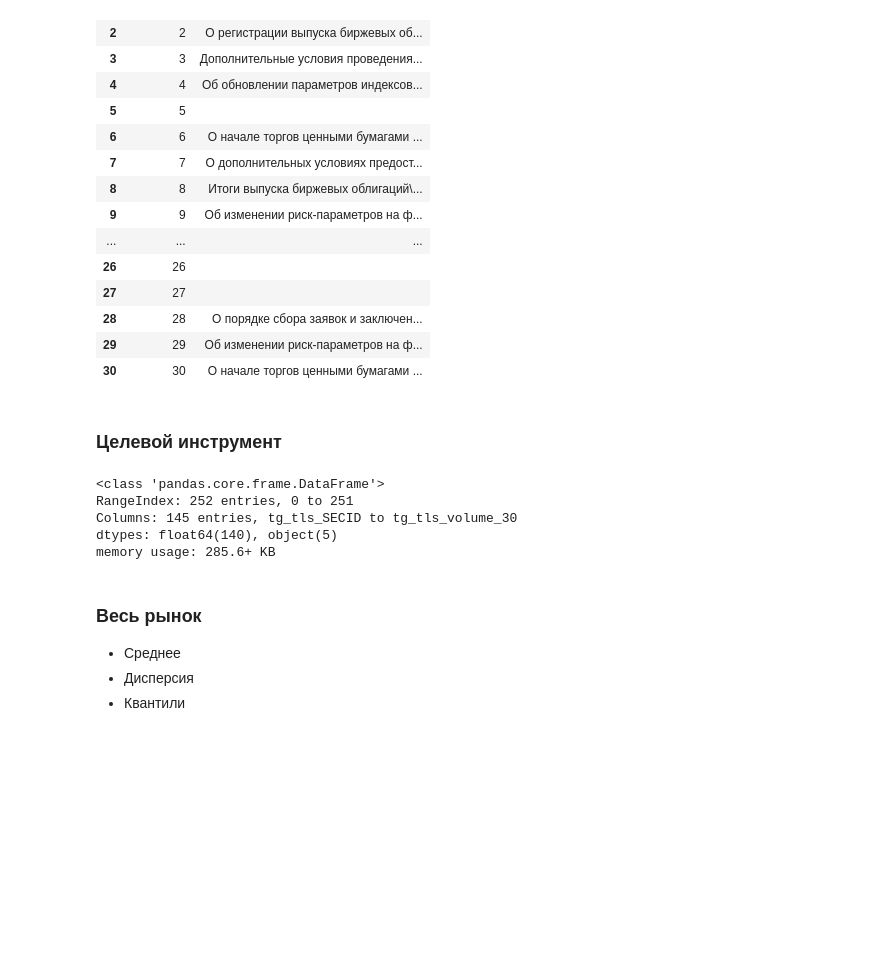
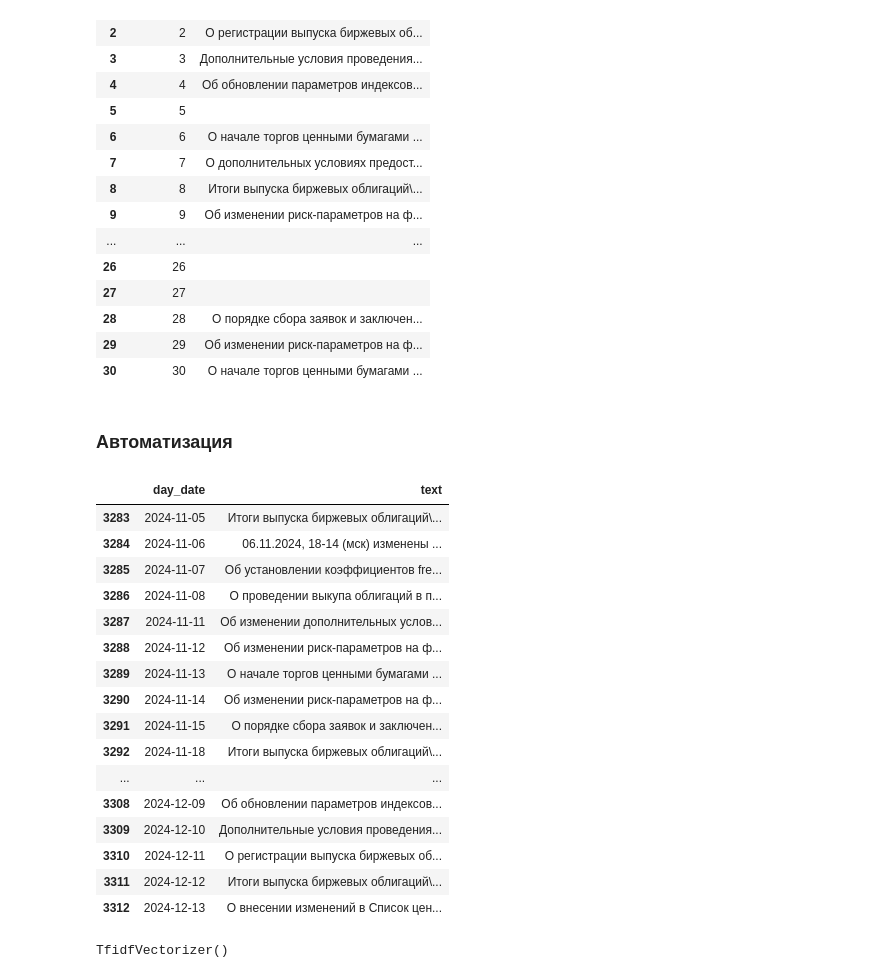
Before and after one commit to KirilinAM/prediction-of-quotations-by-classical-ML-methods, a Jupyter notebook: main.ipynb, the cells around one changed output. Drawn from its saved outputs; the diff is of its cells as text; code cells hidden in the pictures; blank space fills up the shorter version.

```diff
--- a/main.ipynb
+++ b/main.ipynb
@@ -209,5 +209,3 @@ df_text_30_day
 | 28 | 28 | О порядке сбора заявок и заключен... |
 | 29 | 29 | Об изменении риск-параметров на ф... |
 | 30 | 30 | О начале торгов ценными бумагами ... |
-# %% [markdown]
-### Целевой инструмент
@@ -225,22 +212,28 @@ df_result = df_market_30_day[[
-# %%
-# 30 дней свечей
-df_day_pivot_candles = pd.pivot_table(df_market_30_day,values=['close','value','volume'],columns='day_delta',index=['SECID'],fill_value=-1)
-df_day_pivot_candles.columns = ['_'.join(map(lambda x: str(x),col)) for col in df_day_pivot_candles.columns]
-df_day_pivot_candles.reset_index()
-
-
-df_result = df_result.merge(df_day_pivot_candles,on='SECID')
-df_result.columns = ['tg_tls_' + col for col in df_result.columns]
-df_result.info()
-# %% [output]
-<class 'pandas.core.frame.DataFrame'>
-RangeIndex: 252 entries, 0 to 251
-Columns: 145 entries, tg_tls_SECID to tg_tls_volume_30
-dtypes: float64(140), object(5)
-memory usage: 285.6+ KB
-# %% [markdown]
-### Весь рынок
-* Среднее
-* Дисперсия
-* Квантили
+# %% [markdown]
+### Автоматизация
+# %%
+df_text.iloc[-30:]
+# %% [output]
+|  | day_date | text |
+| 3283 | 2024-11-05 | Итоги выпуска биржевых облигаций\... |
+| 3284 | 2024-11-06 | 06.11.2024, 18-14 (мск) изменены ... |
+| 3285 | 2024-11-07 | Об установлении коэффициентов fre... |
+| 3286 | 2024-11-08 | О проведении выкупа облигаций в п... |
+| 3287 | 2024-11-11 | Об изменении дополнительных услов... |
+| 3288 | 2024-11-12 | Об изменении риск-параметров на ф... |
+| 3289 | 2024-11-13 | О начале торгов ценными бумагами ... |
+| 3290 | 2024-11-14 | Об изменении риск-параметров на ф... |
+| 3291 | 2024-11-15 | О порядке сбора заявок и заключен... |
+| 3292 | 2024-11-18 | Итоги выпуска биржевых облигаций\... |
+| ... | ... | ... |
+| 3308 | 2024-12-09 | Об обновлении параметров индексов... |
+| 3309 | 2024-12-10 | Дополнительные условия проведения... |
+| 3310 | 2024-12-11 | О регистрации выпуска биржевых об... |
+| 3311 | 2024-12-12 | Итоги выпуска биржевых облигаций\... |
+| 3312 | 2024-12-13 | О внесении изменений в Список цен... |
+# %%
+vectorizer = TfidfVectorizer()
+vectorizer.fit(df_text['text'])
+# %% [output]
+TfidfVectorizer()
 # %%
```
Also changed, not shown: parts of 8 cells of this notebook.
